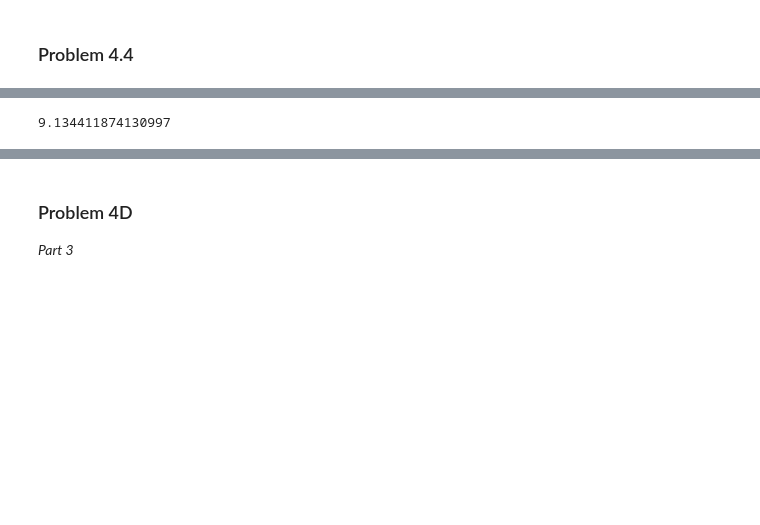
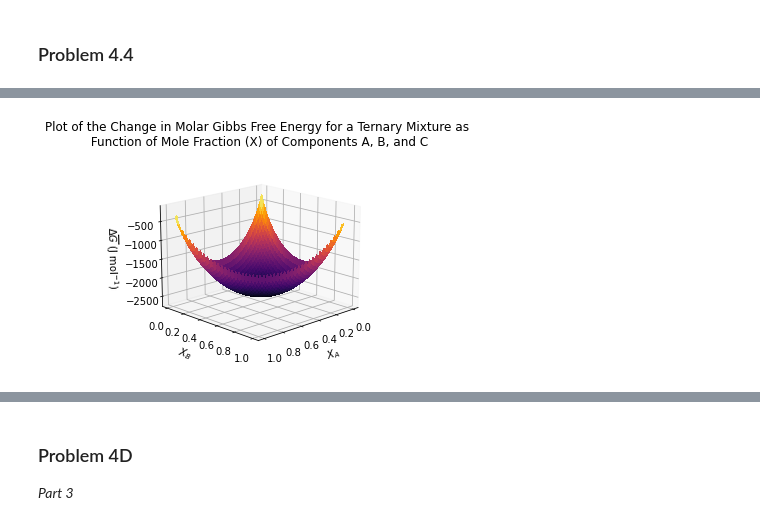
Before and after one commit to benf549/PChem-Problem-Sets, a Jupyter notebook: Problem Set 4/Problem Set 4.ipynb, the cells around one changed output, grey strips where cells are left out. Drawn from its saved outputs; the diff is of its cells as text; code cells hidden in the pictures; blank space fills up the shorter version.

```diff
--- a/Problem Set 4/Problem Set 4.ipynb
+++ b/Problem Set 4/Problem Set 4.ipynb
@@ -182,7 +183,7 @@ plt.tight_layout()
 # %% [markdown]
 ### Problem 4.4
 # %%
-%matplotlib notebook
+#%matplotlib widget broken with export as pdf at the moment check back if you ever come back to this in the future. Also hey future me good to see you survived covid. hope youre happy.
 #makes 3D plots rotatable for easier inspection. Was breaking 2D graphs above import statements.
 warnings.filterwarnings("ignore") #Hide warnings about NaN values in plot. Plot takes care of them
 def Gibbs(Xa, Xb):
@@ -212,5 +213,6 @@ ax.set_title("Plot of the Change in Molar Gibbs Free Energy for a Ternary Mixtur
 _min = Gibbs(1/3, 1/3)
 _max = Gibbs(0.01, 0.01)
 surf = ax.plot_surface(X, Y, Z, cmap=cm.inferno, linewidth=0, antialiased=False, vmin=_min, vmax=_max)
+ax.view_init(16, 46)
 plt.show()
 # %% [output]
@@ -219,4 +219,4 @@ plt.show()
-9.134411874130997
+[figure, added]
 # %%
 def Ent(Xa, Xb):
     R = 8.3145 #J/mol*K
```
Also changed, not shown: parts of 7 cells of this notebook, 7 other files.
